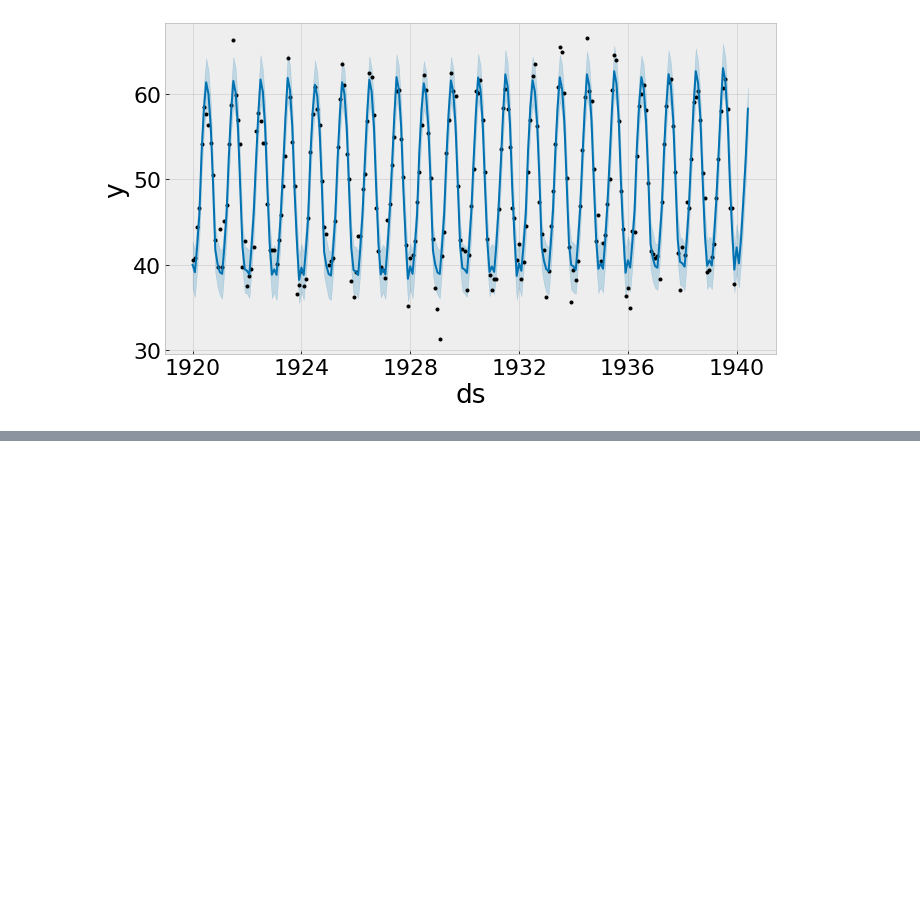
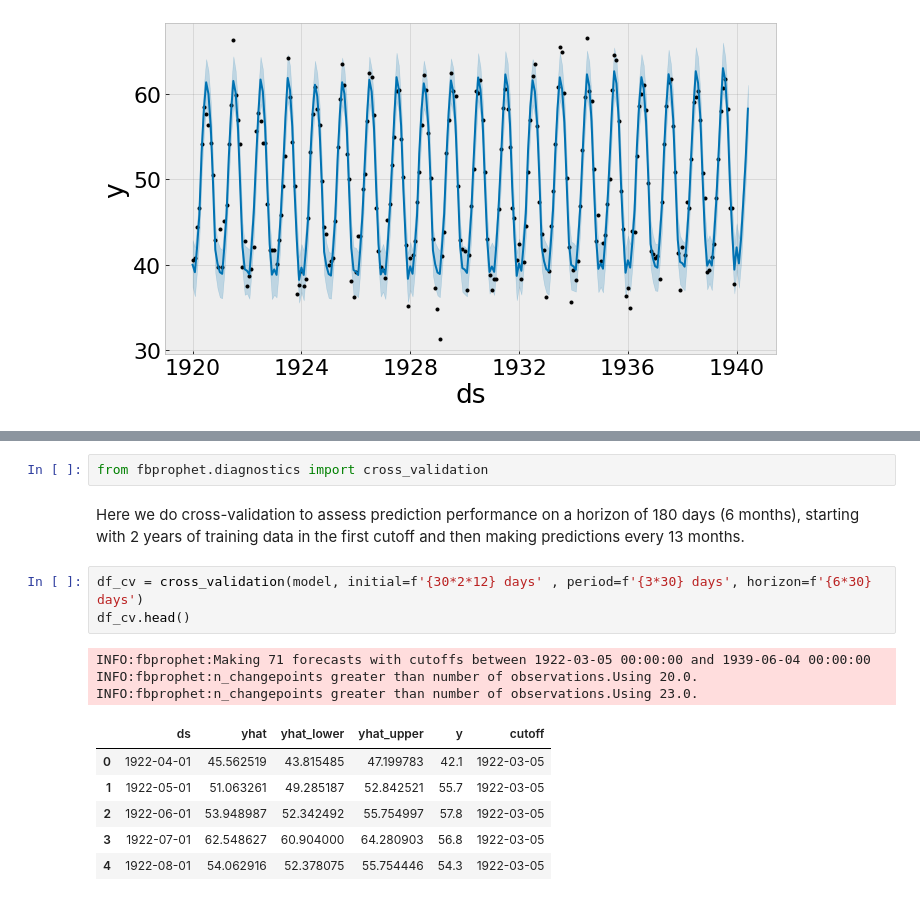
Before and after one commit to goujonbe/data_science_for_finance, a Jupyter notebook: seasonal_time_series.ipynb, the cells around one changed output, grey strips where cells are left out. Cells and saved outputs as stored; diff of their text form; blank space fills up the shorter version.

```diff
--- a/seasonal_time_series.ipynb
+++ b/seasonal_time_series.ipynb
@@ -144,0 +147,17 @@ Work in progress ...
+# %%
+from fbprophet.diagnostics import cross_validation
+# %% [markdown]
+Here we do cross-validation to assess prediction performance on a horizon of 180 days (6 months), starting with 2 years of training data in the first cutoff and then making predictions every 13 months.
+# %%
+df_cv = cross_validation(model, initial=f'{30*2*12} days' , period=f'{3*30} days', horizon=f'{6*30} days')
+df_cv.head()
+# %% [output]
+INFO:fbprophet:Making 71 forecasts with cutoffs between 1922-03-05 00:00:00 and 1939-06-04 00:00:00
+INFO:fbprophet:n_changepoints greater than number of observations.Using 20.0.
+INFO:fbprophet:n_changepoints greater than number of observations.Using 23.0.
+|  | ds | yhat | yhat_lower | yhat_upper | y | cutoff |
+| 0 | 1922-04-01 | 45.562519 | 43.815485 | 47.199783 | 42.1 | 1922-03-05 |
+| 1 | 1922-05-01 | 51.063261 | 49.285187 | 52.842521 | 55.7 | 1922-03-05 |
+| 2 | 1922-06-01 | 53.948987 | 52.342492 | 55.754997 | 57.8 | 1922-03-05 |
+| 3 | 1922-07-01 | 62.548627 | 60.904000 | 64.280903 | 56.8 | 1922-03-05 |
+| 4 | 1922-08-01 | 54.062916 | 52.378075 | 55.754446 | 54.3 | 1922-03-05 |
```
Also changed, not shown: parts of 6 cells of this notebook.
